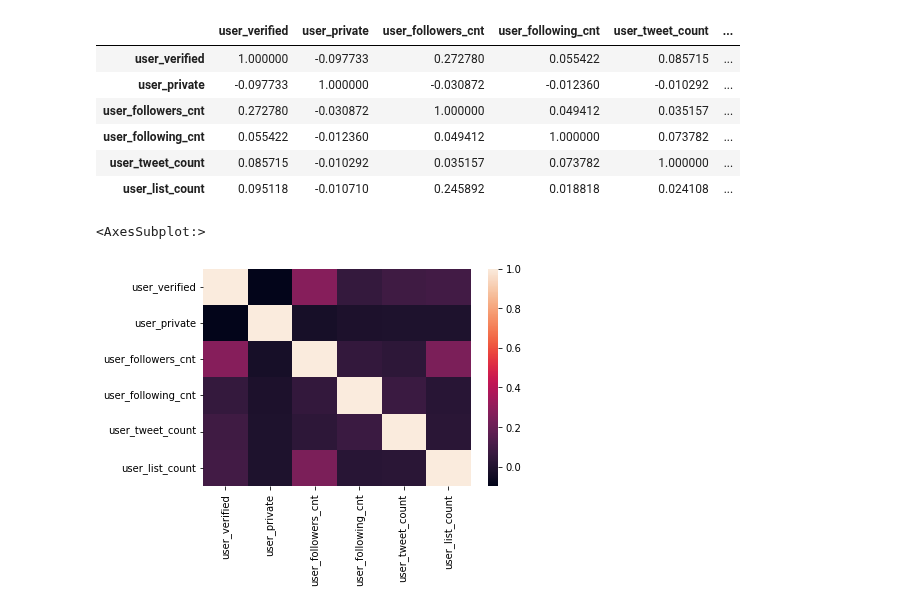
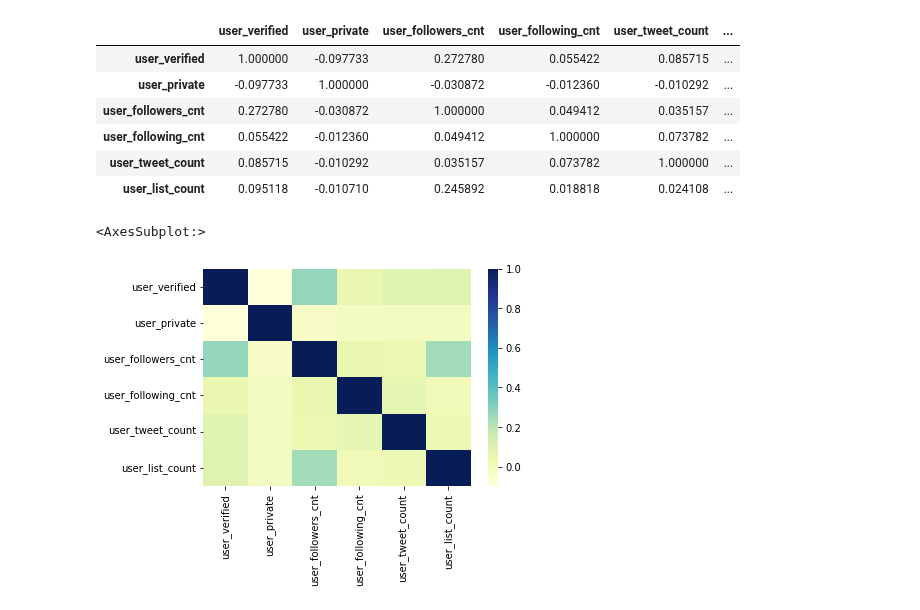
Before and after one commit to famagal/Twitter_bot_detection_713, a Jupyter notebook: notebooks/clemens_user_scaling.ipynb, the cells around one changed output. Cells and saved outputs as stored; diff of their text form; code cells hidden in the pictures.

```diff
--- a/notebooks/clemens_user_scaling.ipynb
+++ b/notebooks/clemens_user_scaling.ipynb
@@ -172,7 +172,7 @@ df[['user_verified', 'user_private', 'user_followers_cnt', 'user_following_cnt',
 | user_list_count | 0.095118 | -0.010710 | 0.245892 | 0.018818 | 0.024108 | ... |
 # %%
 corr = df[['user_verified', 'user_private', 'user_followers_cnt', 'user_following_cnt', 'user_tweet_count', 'user_list_count']].corr()
-sns.heatmap(corr, )
+sns.heatmap(corr, cmap="YlGnBu")
 # %% [output]
 <AxesSubplot:>
-[figure, old version]
+[figure, new version]
```
Also changed, not shown: 2 other files.
